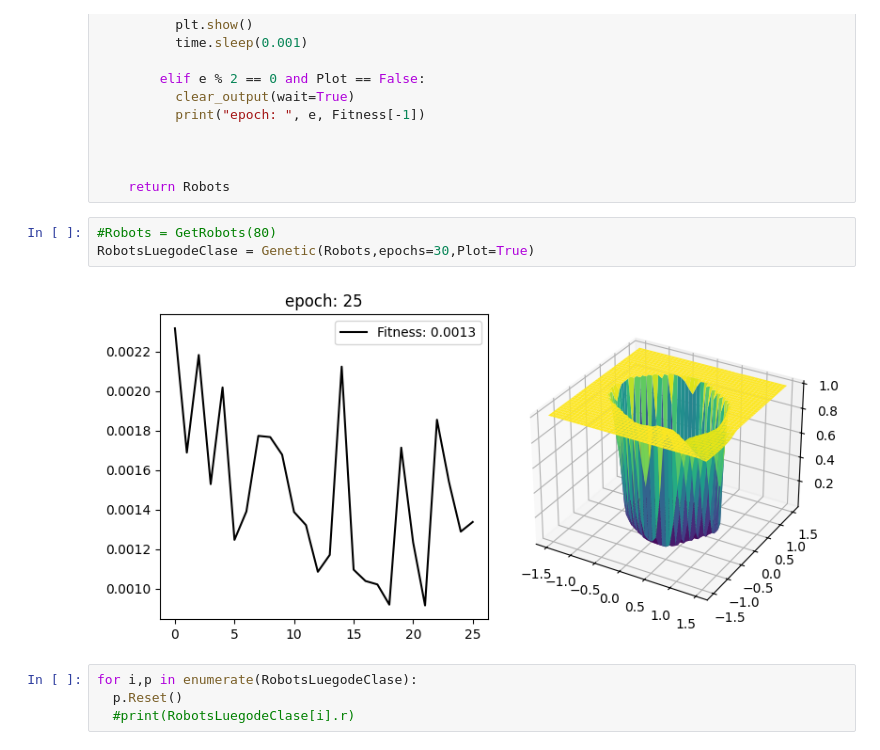
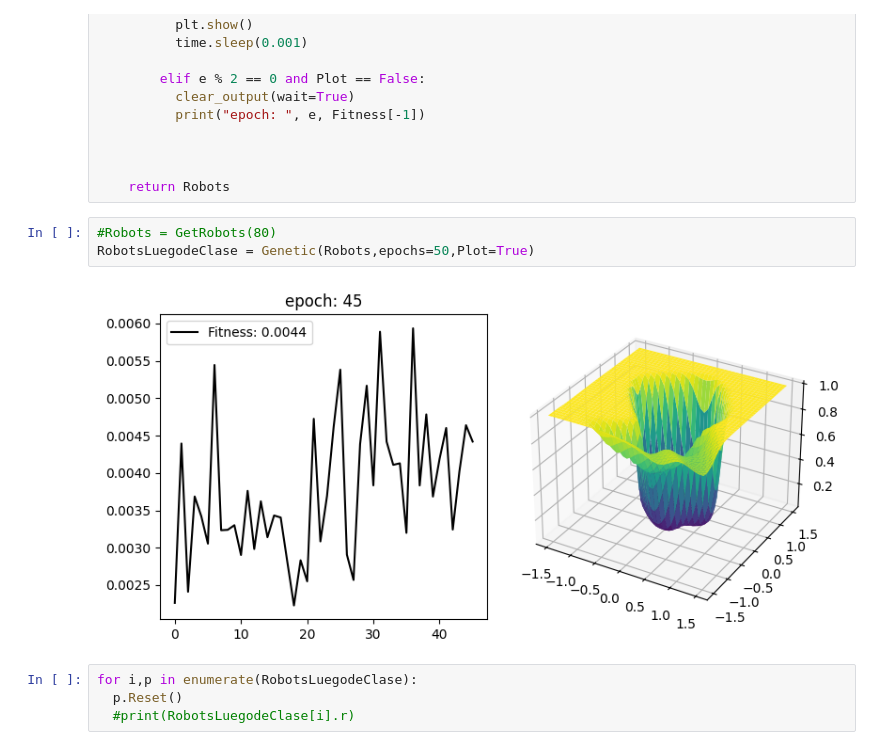
Before and after one commit to asegura4488/MetodosComputacionalesI, a Jupyter notebook: ProyectoML/EvolutivoAnimGraph.ipynb, the cells around one changed output. Drawn from its saved outputs; the diff is of its cells as text.

```diff
--- a/ProyectoML/EvolutivoAnimGraph.ipynb
+++ b/ProyectoML/EvolutivoAnimGraph.ipynb
@@ -295,9 +295,9 @@ def Genetic(Robots, epochs=200, Plot=True):
     return Robots
 # %%
 #Robots = GetRobots(80)
-RobotsLuegodeClase = Genetic(Robots,epochs=30,Plot=True)
+RobotsLuegodeClase = Genetic(Robots,epochs=50,Plot=True)
 # %% [output]
-[figure, old version]
+[figure, new version]
 # %%
 for i,p in enumerate(RobotsLuegodeClase):
   p.Reset()
```
Also changed, not shown: parts of 1 cell of this notebook.
